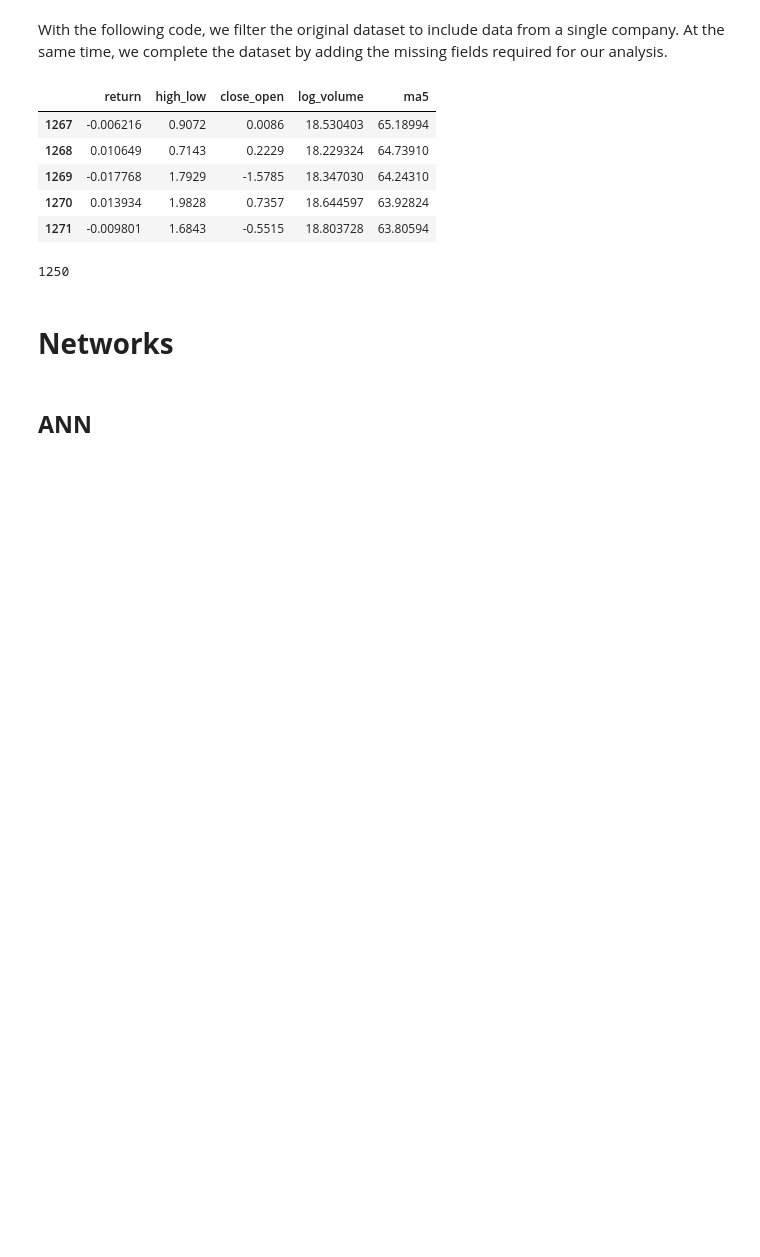
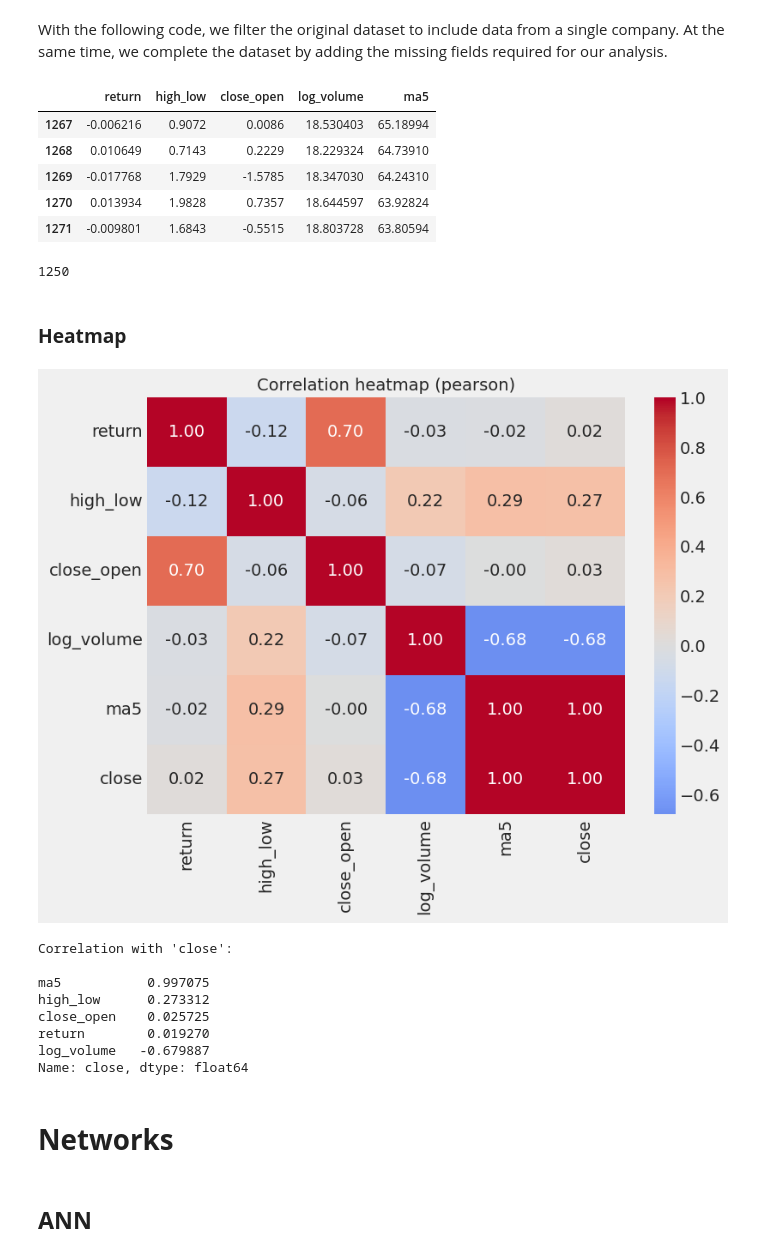
Before and after one commit to RobertoSonzini/NAML_project, a Jupyter notebook: Progetto_NAML_Dataset_variation.ipynb, the cells around one changed output. Cells and saved outputs as stored; diff of their text form; code cells hidden in the pictures; blank space fills up the shorter version.

```diff
--- a/Progetto_NAML_Dataset_variation.ipynb
+++ b/Progetto_NAML_Dataset_variation.ipynb
@@ -338,6 +338,13 @@ def get_dataframe(df, company_names, moving_average=5):
 
     close_data = ['close']
     return df_forecasting[input_data_labels], df_forecasting[close_data]
+# %%
+def get_dataframe_mod(df, company_names, moving_average=5):
+    df_forecasting = prepare_dataset_for_forecast(df, company_names, moving_average)
+    input_data_labels = ['return', 'high_low', 'close_open', 'log_volume', f'ma{moving_average}', 'close']
+
+    close_data = ['close']
+    return df_forecasting[input_data_labels], df_forecasting[close_data]
 # %%
 df_apple, apple_closings = get_dataframe(df, ['AAPL'])
 df_apple.head()
@@ -352,6 +359,33 @@ df_apple.head()
 df_apple.shape[0]
 # %% [output]
 1250
+# %% [markdown]
+### **Heatmap**
+# %%
+def plot_correlations(df, method='pearson'):
+    corr = df.corr(method=method)
+
+    plt.figure(figsize=(8,6))
+    sns.heatmap(corr, annot=True, cmap="coolwarm", center=0, fmt=".2f")
+    plt.title(f"Correlation heatmap ({method})", fontsize=14)
+    plt.show()
+
+    corr_with_close = corr['close'].drop('close').sort_values(ascending=False)
+    print("Correlation with 'close':\n")
+    print(corr_with_close)
+# %%
+df_company_full, _ = get_dataframe_mod(df, ['AAPL'])
+plot_correlations(df_company_full, method='pearson')
+# %% [output]
+[figure, added]
+Correlation with 'close':
+
+ma5           0.997075
+high_low      0.273312
+close_open    0.025725
+return        0.019270
+log_volume   -0.679887
+Name: close, dtype: float64
 # %% [markdown]
 # **Networks**
 # %% [markdown]
```
Also changed, not shown: parts of 4 cells of this notebook.
